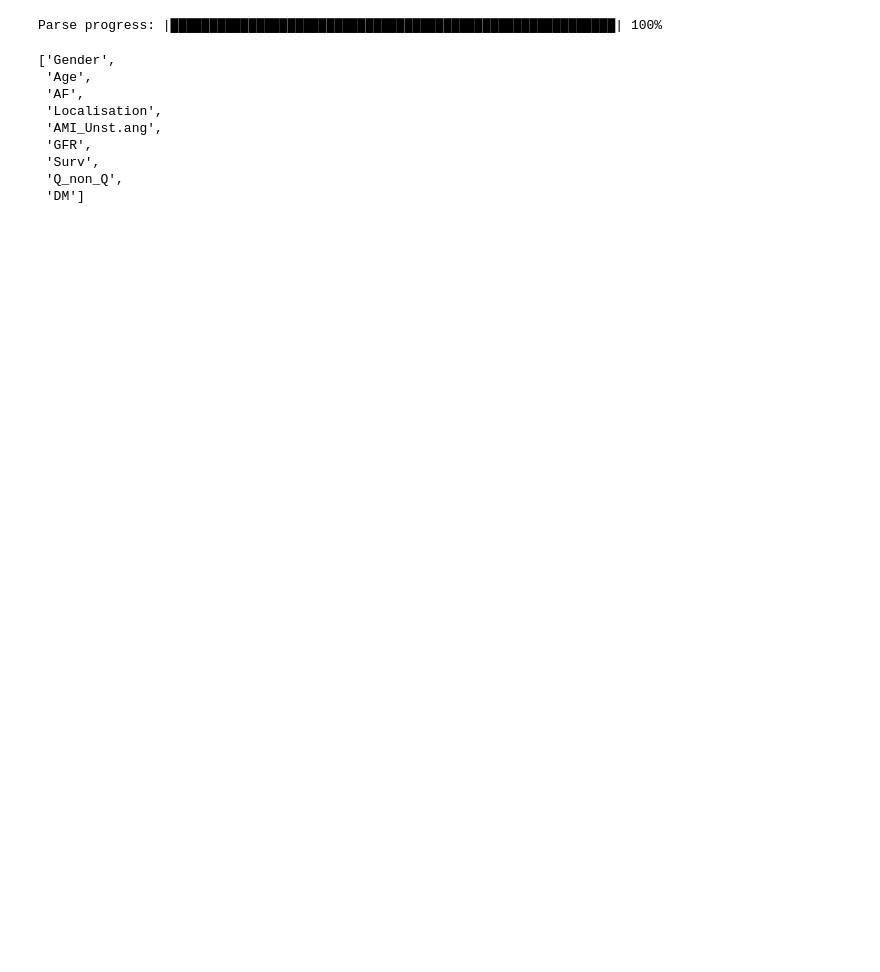
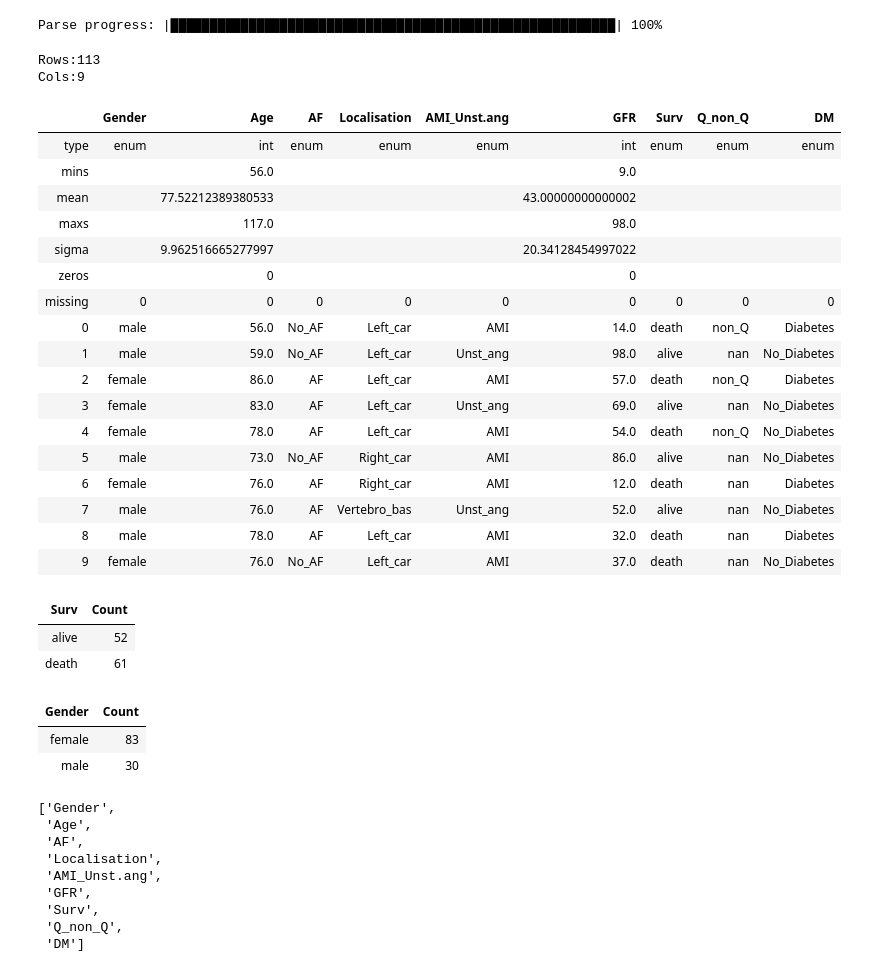
Before and after one commit to AlexAlexeyuk/Researchs, a Jupyter notebook: CKD_mortalyty.ipynb, the cells around one changed output. Cells and saved outputs as stored; diff of their text form; code cells hidden in the pictures; blank space fills up the shorter version.

```diff
--- a/CKD_mortalyty.ipynb
+++ b/CKD_mortalyty.ipynb
@@ -26,5 +26,40 @@ data = h2o.import_file('/content/cleaned_data')
 data['Surv'] = data['Surv'].asfactor()
 # %% [output]
 Parse progress: |█████████████████████████████████████████████████████████| 100%
+# %%
+data.describe()
+# %% [output]
+Rows:113
+Cols:9
+|  | Gender | Age | AF | Localisation | AMI_Unst.ang | GFR | Surv | Q_non_Q | DM |
+| type | enum | int | enum | enum | enum | int | enum | enum | enum |
+| mins |  | 56.0 |  |  |  | 9.0 |  |  |  |
+| mean |  | 77.52212389380533 |  |  |  | 43.00000000000002 |  |  |  |
+| maxs |  | 117.0 |  |  |  | 98.0 |  |  |  |
+| sigma |  | 9.962516665277997 |  |  |  | 20.34128454997022 |  |  |  |
+| zeros |  | 0 |  |  |  | 0 |  |  |  |
+| missing | 0 | 0 | 0 | 0 | 0 | 0 | 0 | 0 | 0 |
+| 0 | male | 56.0 | No_AF | Left_car | AMI | 14.0 | death | non_Q | Diabetes |
+| 1 | male | 59.0 | No_AF | Left_car | Unst_ang | 98.0 | alive | nan | No_Diabetes |
+| 2 | female | 86.0 | AF | Left_car | AMI | 57.0 | death | non_Q | Diabetes |
+| 3 | female | 83.0 | AF | Left_car | Unst_ang | 69.0 | alive | nan | No_Diabetes |
+| 4 | female | 78.0 | AF | Left_car | AMI | 54.0 | death | non_Q | No_Diabetes |
+| 5 | male | 73.0 | No_AF | Right_car | AMI | 86.0 | alive | nan | No_Diabetes |
+| 6 | female | 76.0 | AF | Right_car | AMI | 12.0 | death | nan | Diabetes |
+| 7 | male | 76.0 | AF | Vertebro_bas | Unst_ang | 52.0 | alive | nan | No_Diabetes |
+| 8 | male | 78.0 | AF | Left_car | AMI | 32.0 | death | nan | Diabetes |
+| 9 | female | 76.0 | No_AF | Left_car | AMI | 37.0 | death | nan | No_Diabetes |
+# %%
+data['Surv'].table()
+# %% [output]
+| Surv | Count |
+| alive | 52 |
+| death | 61 |
+# %%
+data['Gender'].table()
+# %% [output]
+| Gender | Count |
+| female | 83 |
+| male | 30 |
 # %%
 from h2o.automl import H2OAutoML
```
Also changed, not shown: parts of 7 cells of this notebook.
